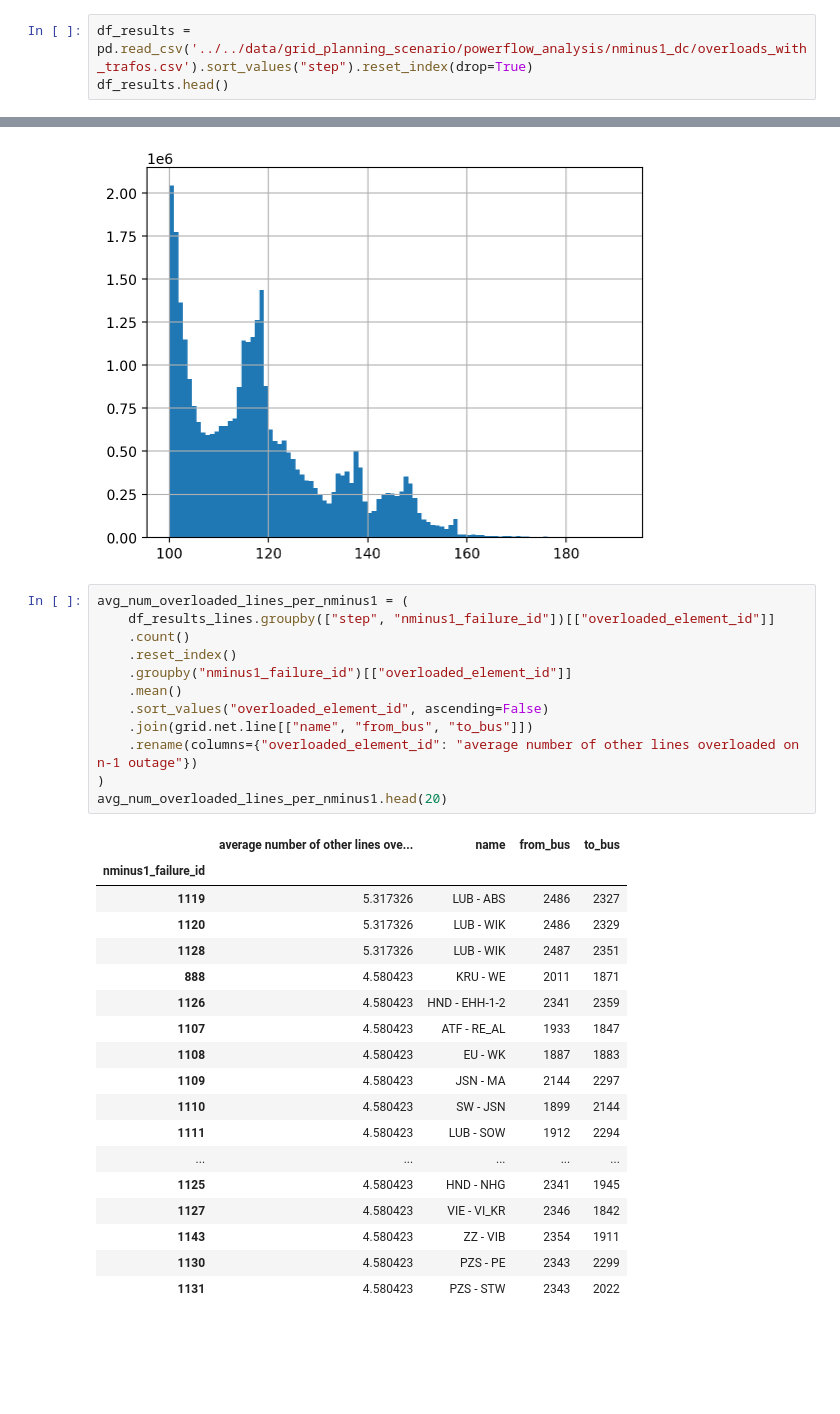
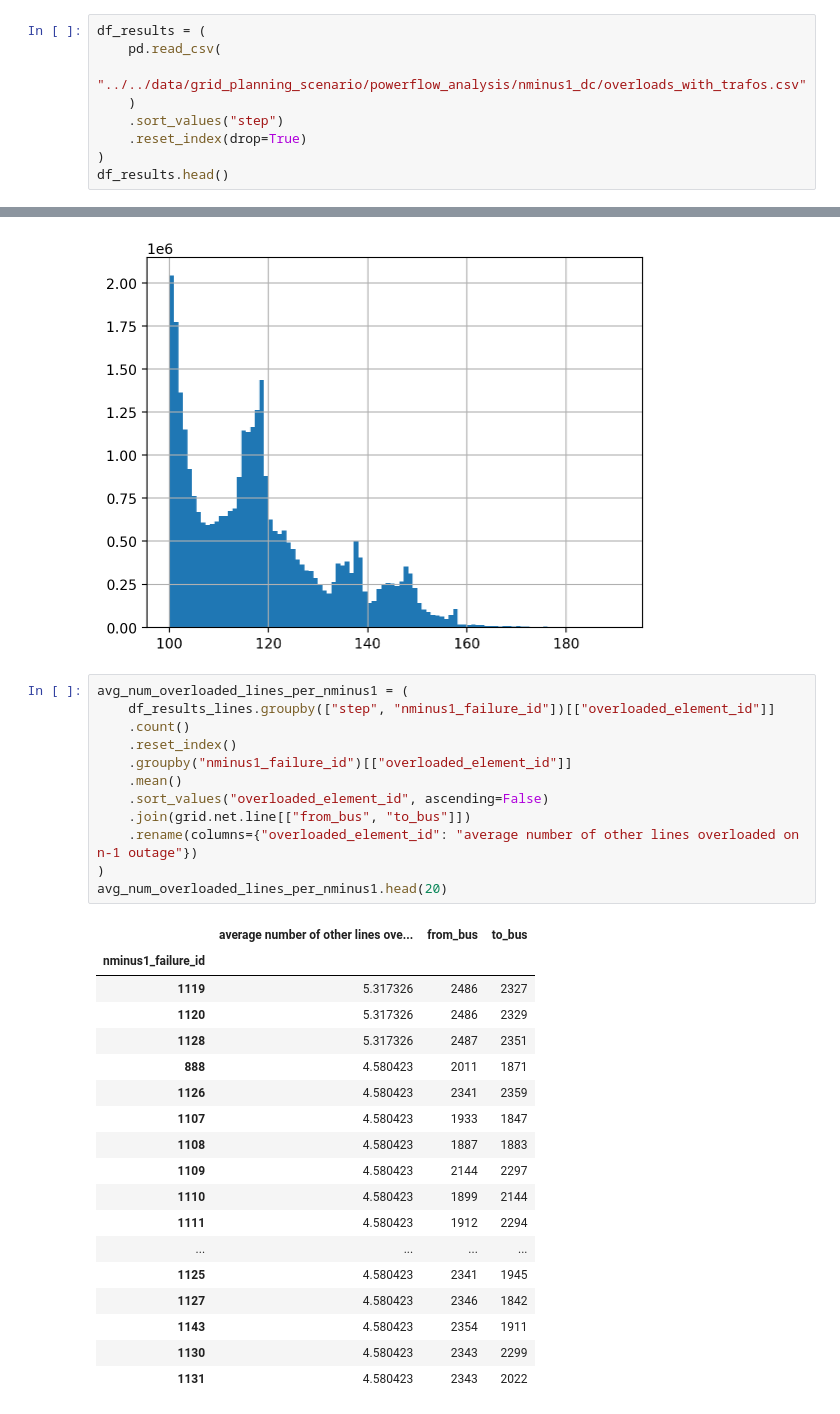
Before and after one commit to eliagroup/Grid2Vec, a Jupyter notebook: examples/nminus1_analysis/analyze_nminus1_calculations.ipynb, the cells around one changed output, grey strips where cells are left out. Drawn from its saved outputs; the diff is of its cells as text; blank space fills up the shorter version.

```diff
--- a/examples/nminus1_analysis/analyze_nminus1_calculation.ipynb
+++ b/examples/nminus1_analysis/analyze_nminus1_calculations.ipynb
@@ -10,7 +12,13 @@ from grid2vec.grid import load_grid
 
 grid = load_grid("../../data/grid_planning_scenario/")
 # %%
-df_results = pd.read_csv('../../data/grid_planning_scenario/powerflow_analysis/nminus1_dc/overloads_with_trafos.csv').sort_values("step").reset_index(drop=True)
+df_results = (
+    pd.read_csv(
+        "../../data/grid_planning_scenario/powerflow_analysis/nminus1_dc/overloads_with_trafos.csv"
+    )
+    .sort_values("step")
+    .reset_index(drop=True)
+)
 df_results.head()
 # %% [output]
 |  | vec_env | step | nminus1_failure_type | nminus1_failure_id | overloaded_element_type | ... |
@@ -124,31 +102,31 @@ df_results_trafos3w['loading_value'].hist(bins=100)
 # %%
 avg_num_overloaded_lines_per_nminus1 = (
     df_results_lines.groupby(["step", "nminus1_failure_id"])[["overloaded_element_id"]]
     .count()
     .reset_index()
     .groupby("nminus1_failure_id")[["overloaded_element_id"]]
     .mean()
     .sort_values("overloaded_element_id", ascending=False)
-    .join(grid.net.line[["name", "from_bus", "to_bus"]])
+    .join(grid.net.line[["from_bus", "to_bus"]])
     .rename(columns={"overloaded_element_id": "average number of other lines overloaded on n-1 outage"})
 )
 avg_num_overloaded_lines_per_nminus1.head(20)
 # %% [output]
-|  | average number of other lines ove... | name | from_bus | to_bus |
-| nminus1_failure_id |  |  |  |  |
-| 1119 | 5.317326 | LUB - ABS | 2486 | 2327 |
-| 1120 | 5.317326 | LUB - WIK | 2486 | 2329 |
-| 1128 | 5.317326 | LUB - WIK | 2487 | 2351 |
-| 888 | 4.580423 | KRU - WE | 2011 | 1871 |
-| 1126 | 4.580423 | HND - EHH-1-2 | 2341 | 2359 |
-| 1107 | 4.580423 | ATF - RE_AL | 1933 | 1847 |
-| 1108 | 4.580423 | EU - WK | 1887 | 1883 |
-| 1109 | 4.580423 | JSN - MA | 2144 | 2297 |
-| 1110 | 4.580423 | SW - JSN | 1899 | 2144 |
-| 1111 | 4.580423 | LUB - SOW | 1912 | 2294 |
-| ... | ... | ... | ... | ... |
-| 1125 | 4.580423 | HND - NHG | 2341 | 1945 |
-| 1127 | 4.580423 | VIE - VI_KR | 2346 | 1842 |
-| 1143 | 4.580423 | ZZ - VIB | 2354 | 1911 |
-| 1130 | 4.580423 | PZS - PE | 2343 | 2299 |
-| 1131 | 4.580423 | PZS - STW | 2343 | 2022 |
+|  | average number of other lines ove... | from_bus | to_bus |
+| nminus1_failure_id |  |  |  |
+| 1119 | 5.317326 | 2486 | 2327 |
+| 1120 | 5.317326 | 2486 | 2329 |
+| 1128 | 5.317326 | 2487 | 2351 |
+| 888 | 4.580423 | 2011 | 1871 |
+| 1126 | 4.580423 | 2341 | 2359 |
+| 1107 | 4.580423 | 1933 | 1847 |
+| 1108 | 4.580423 | 1887 | 1883 |
+| 1109 | 4.580423 | 2144 | 2297 |
+| 1110 | 4.580423 | 1899 | 2144 |
+| 1111 | 4.580423 | 1912 | 2294 |
+| ... | ... | ... | ... |
+| 1125 | 4.580423 | 2341 | 1945 |
+| 1127 | 4.580423 | 2346 | 1842 |
+| 1143 | 4.580423 | 2354 | 1911 |
+| 1130 | 4.580423 | 2343 | 2299 |
+| 1131 | 4.580423 | 2343 | 2022 |
```
Also changed, not shown: parts of 6 cells of this notebook, 2 other files.
